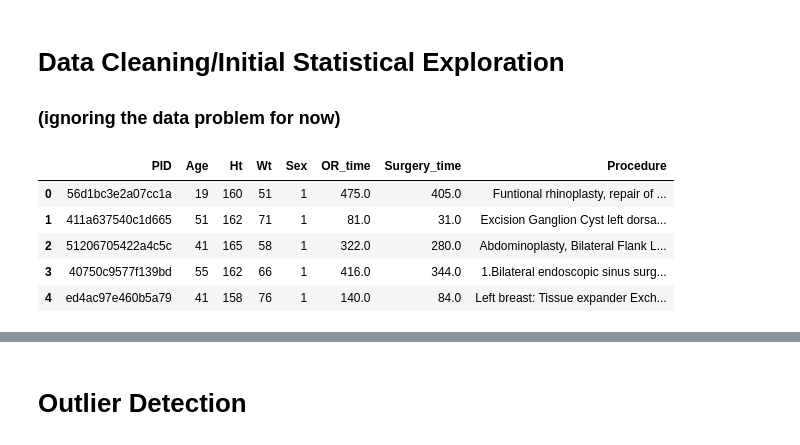
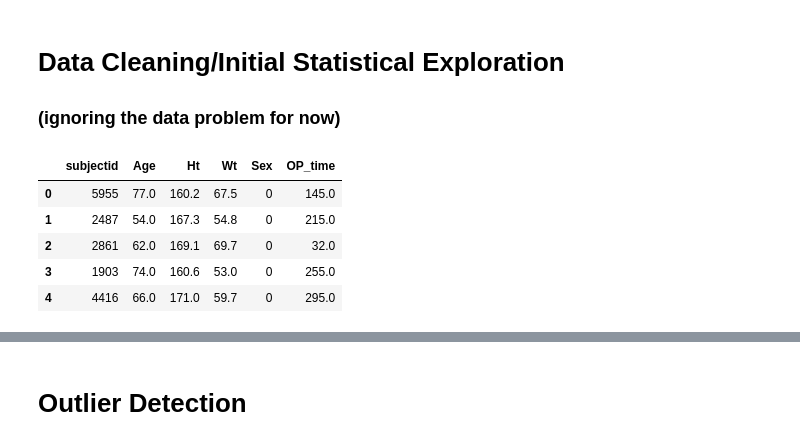
Before and after one commit to juliatompkins/surgical_critical_event_prediction, a Jupyter notebook: Mid-Semester Report.ipynb, the cells around one changed output, grey strips where cells are left out. Cells and saved outputs as stored; diff of their text form; code cells hidden in the pictures.

```diff
--- a/Mid-Semester Report.ipynb
+++ b/Mid-Semester Report.ipynb
@@ -25,3 +25,10 @@ info.head()
 | 2 | 51206705422a4c5c | 41 | 165 | 58 | F | 6/19/16 8:15 | 6/19/16 13:37 | 6/19/16 8:57 | 6/19/16 13:37 | Abdominoplasty, Bilateral Flank L... |
 | 3 | 40750c9577f139bd | 55 | 162 | 66 | F | 12/11/15 13:13 | 12/11/15 20:09 | 12/11/15 14:07 | 12/11/15 19:51 | 1.Bilateral endoscopic sinus surg... |
 | 4 | ed4ac97e460b5a79 | 41 | 158 | 76 | F | 4/18/16 7:11 | 4/18/16 9:31 | 4/18/16 8:07 | 4/18/16 9:31 | Left breast: Tissue expander Exch... |
+# %%
+df_info = pd.read_csv("https://api.vitaldb.net/cases")
+df_ids = pd.read_csv("https://api.vitaldb.net/trks")
+df_lab = pd.read_csv("https://api.vitaldb.net/labs")
+# %%
+info = df_info[['subjectid', 'age', 'height', 'weight', 'sex', 'opstart', 'opend']].copy()
+info
@@ -69,24 +100,31 @@ There are 7 adverse events out of a total 40801 events for 19114 surgeries
 
 ### (ignoring the data problem for now)
 # %%
-info_new = info[['PID']].copy()
-info_new['Age'] = info['Age'].apply(lambda x: int(x))
-info_new['Ht'] = info['Ht'].apply(lambda x: int(x) if x != '\\N' else 0)
-info_new['Wt'] = info['Wt'].apply(lambda x: int(x))
-info_new.loc[:,'Sex'] = info.loc[:,'Gender'].apply(lambda x: 1 if x == 'F' else 0)
-info_new.loc[:,'OR_time'] = (pd.to_datetime(info.loc[:,'OR_end'])-pd.to_datetime(info.loc[:,'OR_start'])).apply(lambda x: x.total_seconds()/60)
-info_new.loc[:,'Surgery_time'] = (pd.to_datetime(info.loc[:,'Surgery_end'])-pd.to_datetime(info.loc[:,'Surgery_start'])).apply(lambda x: x.total_seconds()/60)
-info_new.loc[:,'Procedure'] = info.loc[:,'Procedure']
+#info_new = info[['PID']].copy()
+#info_new['Age'] = info['Age'].apply(lambda x: int(x))
+#info_new['Ht'] = info['Ht'].apply(lambda x: int(x) if x != '\\N' else 0)
+#info_new['Wt'] = info['Wt'].apply(lambda x: int(x))
+#info_new.loc[:,'Sex'] = info.loc[:,'Gender'].apply(lambda x: 1 if x == 'F' else 0)
+#info_new.loc[:,'OR_time'] = (pd.to_datetime(info.loc[:,'OR_end'])-pd.to_datetime(info.loc[:,'OR_start'])).apply(lambda x: x.total_seconds()/60)
+#info_new.loc[:,'Surgery_time'] = (pd.to_datetime(info.loc[:,'Surgery_end'])-pd.to_datetime(info.loc[:,'Surgery_start'])).apply(lambda x: x.total_seconds()/60)
+#info_new.loc[:,'Procedure'] = info.loc[:,'Procedure']
 
-info_new = info_new[info_new['Ht'] != 0]
-info_new = info_new[info_new['OR_time'] < 10000]
+#info_new = info_new[info_new['Ht'] != 0]
+#info_new = info_new[info_new['OR_time'] < 10000]
+
+info_new = info[['subjectid']].copy()
+info_new['Age'] = info['age']
+info_new['Ht'] = info['height']
+info_new['Wt'] = info['weight']
+info_new.loc[:,'Sex'] = info.loc[:,'sex'].apply(lambda x: 1 if x == 'F' else 0)
+info_new['OP_time'] = (info['opend'] - info['opstart'])/60
 
 info_new.head()
 # %% [output]
-|  | PID | Age | Ht | Wt | Sex | OR_time | Surgery_time | Procedure |
-| 0 | 56d1bc3e2a07cc1a | 19 | 160 | 51 | 1 | 475.0 | 405.0 | Funtional rhinoplasty, repair of ... |
-| 1 | 411a637540c1d665 | 51 | 162 | 71 | 1 | 81.0 | 31.0 | Excision Ganglion Cyst left dorsa... |
-| 2 | 51206705422a4c5c | 41 | 165 | 58 | 1 | 322.0 | 280.0 | Abdominoplasty, Bilateral Flank L... |
-| 3 | 40750c9577f139bd | 55 | 162 | 66 | 1 | 416.0 | 344.0 | 1.Bilateral endoscopic sinus surg... |
-| 4 | ed4ac97e460b5a79 | 41 | 158 | 76 | 1 | 140.0 | 84.0 | Left breast: Tissue expander Exch... |
+|  | subjectid | Age | Ht | Wt | Sex | OP_time |
+| 0 | 5955 | 77.0 | 160.2 | 67.5 | 0 | 145.0 |
+| 1 | 2487 | 54.0 | 167.3 | 54.8 | 0 | 215.0 |
+| 2 | 2861 | 62.0 | 169.1 | 69.7 | 0 | 32.0 |
+| 3 | 1903 | 74.0 | 160.6 | 53.0 | 0 | 255.0 |
+| 4 | 4416 | 66.0 | 171.0 | 59.7 | 0 | 295.0 |
 # %%
```
Also changed, not shown: parts of 14 cells of this notebook.
